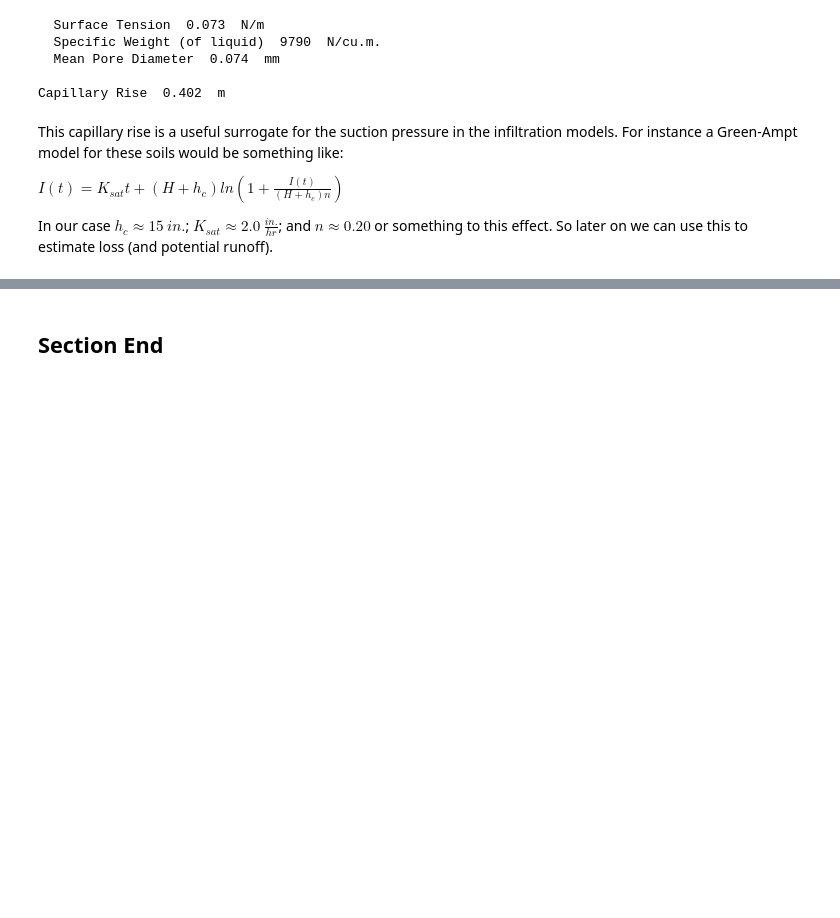
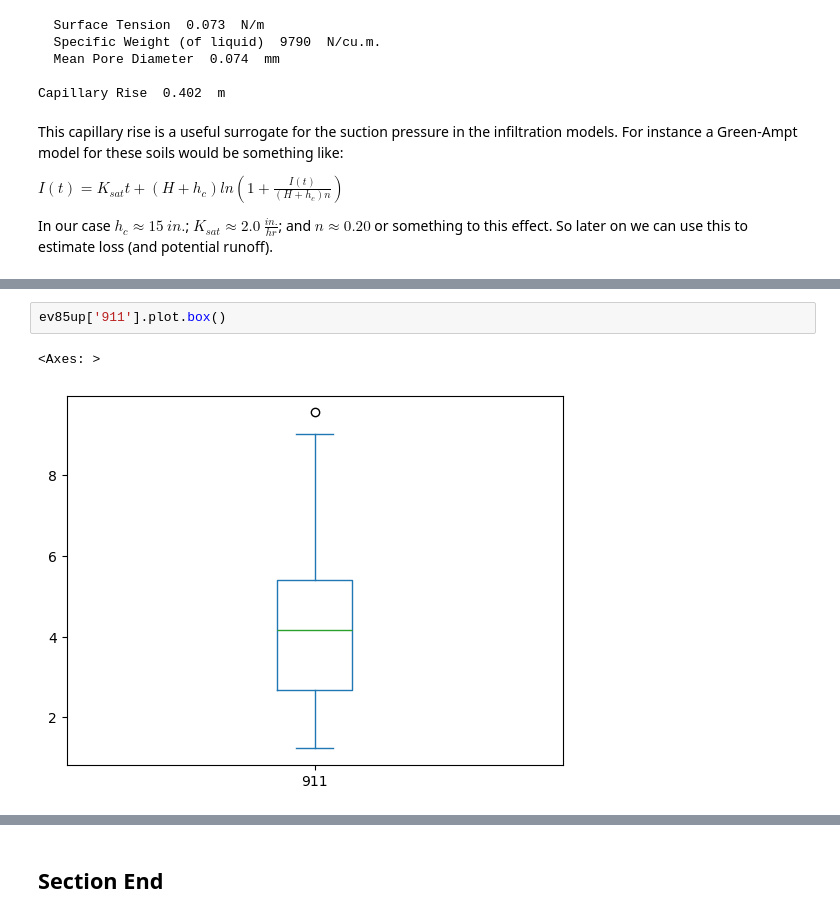
Before and after one commit to dustykat/ce-3354-webroot, a Jupyter notebook: hydrohandbook/chapters/03-infiltration/03-infiltration.ipynb, the cells around one changed output, grey strips where cells are left out. Saved outputs shown, nothing was run; the diff lists cells and outputs as text; blank space fills up the shorter version.

```diff
--- a/hydrohandbook/chapters/03-infiltration/03-infiltration.ipynb
+++ b/hydrohandbook/chapters/03-infiltration/03-infiltration.ipynb
@@ -498,0 +884,5 @@ An alternative is to use CN Generator Plug-In
+# %%
+ev85up['911'].plot.box()
+# %% [output]
+<Axes: >
+[figure, added]
```
Also changed, not shown: parts of 40 cells of this notebook, 9 other files.
